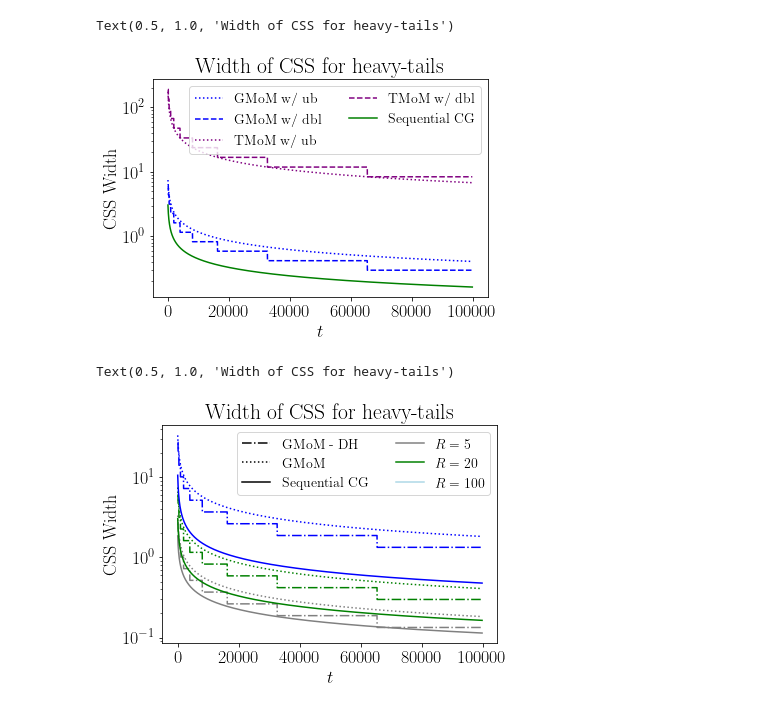
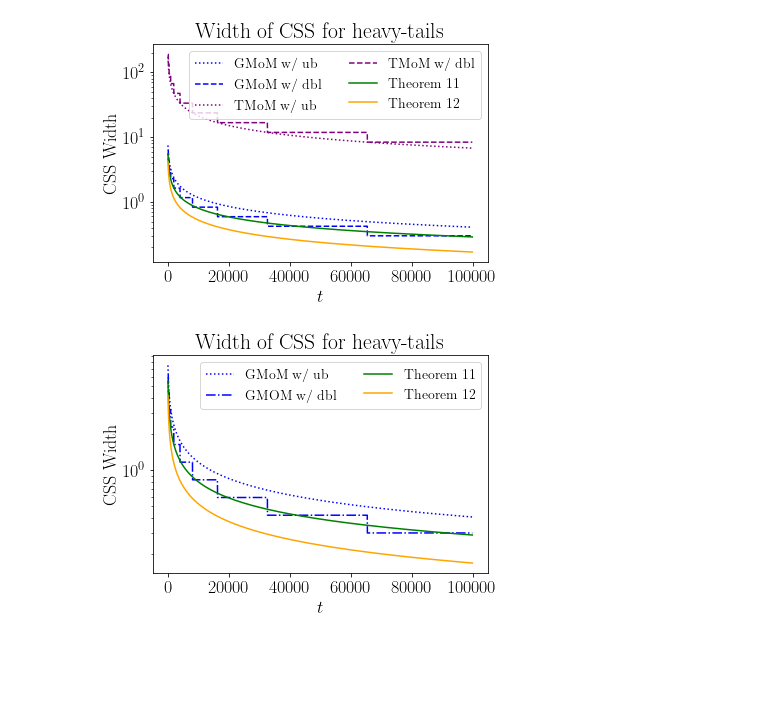
Before and after one commit to bchugg/confidence-spheres, a Jupyter notebook: heavy_tails.ipynb, the cells around one changed output. Cells and saved outputs as stored; diff of their text form; code cells hidden in the pictures; blank space fills up the shorter version.

```diff
--- a/heavy_tails.ipynb
+++ b/heavy_tails.ipynb
@@ -115,19 +133,12 @@ gmom_doubling_tr5 = gmom_doubling(5, alpha, iters)
 tmom_naive_tr5 = tmom_union_bound(5, lambda_max, alpha, iters)
 tmom_doubling_tr5 = tmom_doubling(5, lambda_max, alpha, iters)
 CG_tr5 = CG_css(5, alpha, iters)
+CG_stitched_tr5 = CG_stitched(5, alpha, iters)
 
-gmom_naive_tr1 = gmom_union_bound(1, alpha, iters)
-gmom_doubling_tr1 = gmom_doubling(1, alpha, iters)
-CG_tr1 = CG_css(1, alpha, iters)
-
-
-gmom_naive_tr5 = gmom_union_bound(5, alpha, iters)
-gmom_doubling_tr5 = gmom_doubling(5, alpha, iters)
-CG_tr5 = CG_css(5, alpha, iters)
-
-gmom_naive_tr10 = gmom_union_bound(100, alpha, iters)
-gmom_doubling_tr10 = gmom_doubling(100, alpha, iters)
-CG_tr10 = CG_css(100, alpha, iters)
+gmom_naive_tr10 = gmom_union_bound(5, alpha, iters)
+gmom_doubling_tr10 = gmom_doubling(5, alpha, iters)
+CG_tr10 = CG_css(5, alpha, iters)
+CG_stitched_tr10 = CG_stitched(5, alpha, iters)
 # %%
 start = 150
 
@@ -135,7 +146,8 @@ plt.plot(gmom_naive_tr5[start:], ls=":", c='blue', label='GMoM w/ ub')
 plt.plot(gmom_doubling_tr5[start:], ls='--', c='blue', label='GMoM w/ dbl')
 plt.plot(tmom_naive_tr5[start:], ls=":", c='purple', label='TMoM w/ ub')
 plt.plot(tmom_doubling_tr5[start:], ls='--', c='purple', label='TMoM w/ dbl')
-plt.plot(CG_tr5[start:], c='green', label='Sequential CG')
+plt.plot(CG_tr5[start:], c='green', label='Theorem 11')
+plt.plot(CG_stitched_tr5[start:], c='orange', label='Theorem 12')
 
 
 plt.legend(fontsize=14, ncol=2)
@@ -144,45 +156,26 @@ plt.xlabel('$t$')
 plt.ylabel('CSS Width')
 plt.title('Width of CSS for heavy-tails')
 
-# plt.savefig('figures/heavy_tails_gmom.png', dpi=300, bbox_inches='tight')
+plt.savefig('figures/heavy_tails_gmom.png', dpi=300, bbox_inches='tight')
 # %% [output]
-Text(0.5, 1.0, 'Width of CSS for heavy-tails')
-[figure, old version]
+[figure, new version]
 # %%
 start = 150
 
-plt.plot(gmom_naive_tr1[start:], ls=':', c='gray')
-plt.plot(gmom_doubling_tr1[start:], ls='-.', c='gray')
-plt.plot(CG_tr1[start:], c='gray') # label='$d=5$')
 
-plt.plot(gmom_naive_tr5[start:], ls=':', c='green')
-plt.plot(gmom_doubling_tr5[start:], ls='-.', c='green')
-plt.plot(CG_tr5[start:], c='green') # label='$d=20$')
-
-plt.plot(gmom_naive_tr10[start:], ls=':', c='blue')
-plt.plot(gmom_doubling_tr10[start:], ls='-.', c='blue')
-plt.plot(CG_tr10[start:], c='blue') # label='$d=20$')
-
-# plt.plot(geom_width_d100[start:], ls=':', c='lightblue')
-# plt.plot(geom_dh_width_d100[start:], ls='-.', c='lightblue')
-# plt.plot(cat_widths_d100[start:], c='lightblue') # label='$d=100$')
+plt.plot(gmom_naive_tr10[start:], ls=':', c='blue', label='GMoM w/ ub')
+plt.plot(gmom_doubling_tr10[start:], ls='-.', c='blue', label='GMOM w/ dbl')
+plt.plot(CG_tr10[start:], c='green', label='Theorem 11') # label='$d=20$')
+plt.plot(CG_stitched_tr10[start:], c='orange', label='Theorem 12') # label='$d=20$')
 
 
-plt.plot([], [], ls='-.', c='black', label='GMoM - DH')
-plt.plot([], [], ls=':', c='black', label='GMoM')
-plt.plot([], [], c='black', label='Sequential CG')
-plt.plot([], [], c='gray', label='$R=5$')
-plt.plot([], [], c='green', label='$R=20$')
-plt.plot([], [], c='lightblue', label='$R=100$')
-#plt.legend(loc='lower left', fontsize=14, ncol=2)
 plt.legend(fontsize=14, ncol=2)
-# plt.xscale('log')
+
 plt.yscale('log')
 plt.xlabel('$t$')
 plt.ylabel('CSS Width')
 plt.title('Width of CSS for heavy-tails')
 
-# plt.savefig('figures/heavy_tails.png', dpi=300, bbox_inches='tight')
+plt.savefig('figures/heavy_tails.png', dpi=300, bbox_inches='tight')
 # %% [output]
-Text(0.5, 1.0, 'Width of CSS for heavy-tails')
-[figure, old version]
+[figure, new version]
```
Also changed, not shown: parts of 5 cells of this notebook, 5 other files.
